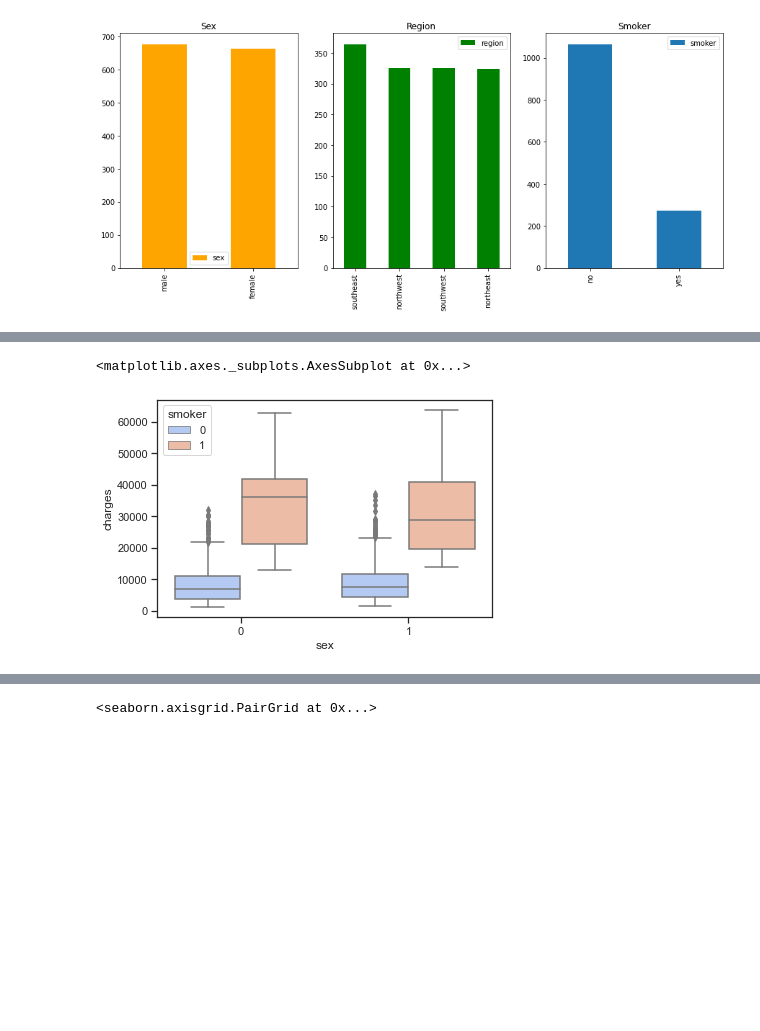
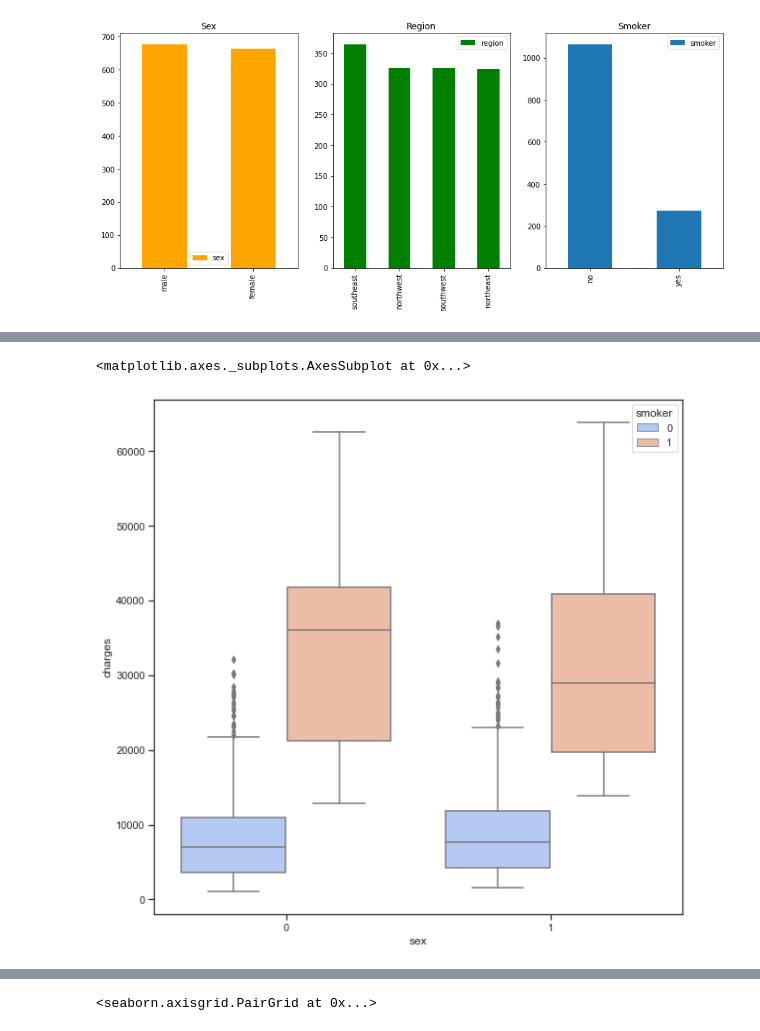
Before and after one commit to dhimantj/ML-Projects, a Jupyter notebook: 1_Linear Regression Projects/Linear Regression - insurance data - Portfolio - James Odendal, PhD.ipynb, the cells around one changed output, grey strips where cells are left out. Saved outputs shown, nothing was run; the diff lists cells and outputs as text; code cells hidden in the pictures; blank space fills up the shorter version.

```diff
--- a/1_Linear Regression Projects/Linear Regression - insurance data - Portfolio - James Odendal, PhD.ipynb
+++ b/1_Linear Regression Projects/Linear Regression - insurance data - Portfolio - James Odendal, PhD.ipynb
@@ -147,9 +144,9 @@ sns.boxplot(x='sex', y='charges', palette='coolwarm', data=insdf)
 # %%
-
+plt.figure(figsize = (10, 10)) # Make the figure larger
 sns.boxplot(x='sex', y='charges', hue='smoker', palette='coolwarm', data=insdf)
 # %% [output]
 <matplotlib.axes._subplots.AxesSubplot at 0x...>
-[figure, old version]
+[figure, new version]
 # %%
 from scipy import stats
 from scipy.stats import norm
```
Also changed, not shown: parts of 16 cells of this notebook, 3 other files.
